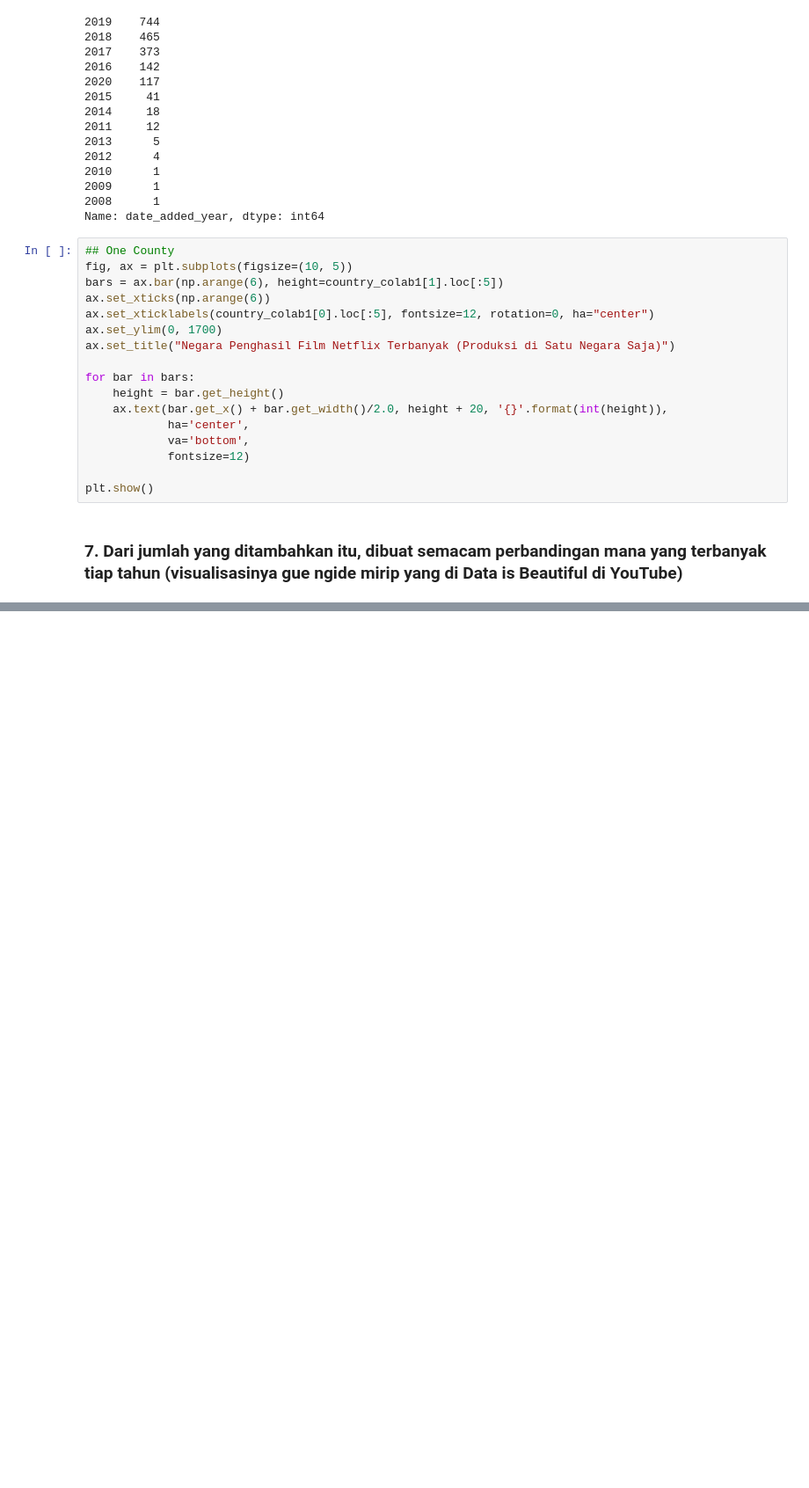
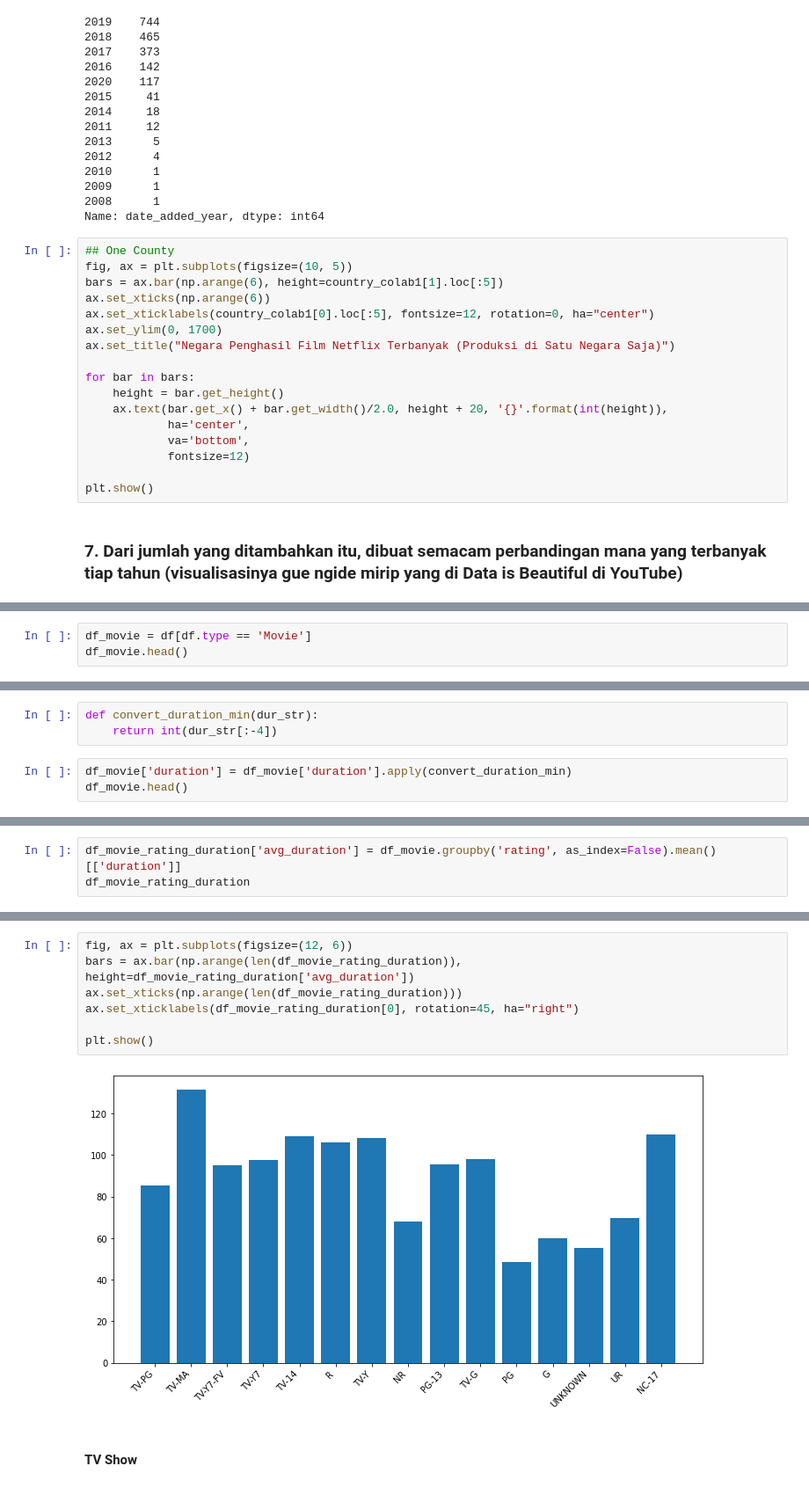
Before and after one commit to rindanh/Latihan-NDSC, a Jupyter notebook: netflix/raihan/Task_Zeva.ipynb, the cells around one changed output, grey strips where cells are left out. Shown at 88% size. Saved outputs shown, nothing was run; the diff lists cells and outputs as text; blank space fills up the shorter version.

```diff
--- a/netflix/raihan/Task_Zeva.ipynb
+++ b/netflix/raihan/Task_Zeva.ipynb
@@ -332,0 +397,3 @@ plt.show()
+# %%
+df_movie = df[df.type == 'Movie']
+df_movie.head()
@@ -332,0 +410,6 @@ plt.show()
+# %%
+def convert_duration_min(dur_str):
+    return int(dur_str[:-4])
+# %%
+df_movie['duration'] = df_movie['duration'].apply(convert_duration_min)
+df_movie.head()
@@ -332,0 +424,3 @@ plt.show()
+# %%
+df_movie_rating_duration['avg_duration'] = df_movie.groupby('rating', as_index=False).mean()[['duration']]
+df_movie_rating_duration
@@ -332,0 +444,11 @@ plt.show()
+# %%
+fig, ax = plt.subplots(figsize=(12, 6))
+bars = ax.bar(np.arange(len(df_movie_rating_duration)), height=df_movie_rating_duration['avg_duration'])
+ax.set_xticks(np.arange(len(df_movie_rating_duration)))
+ax.set_xticklabels(df_movie_rating_duration[0], rotation=45, ha="right")
+
+plt.show()
+# %% [output]
+[figure, added]
+# %% [markdown]
+#### TV Show
```
Also changed, not shown: parts of 31 cells of this notebook.
